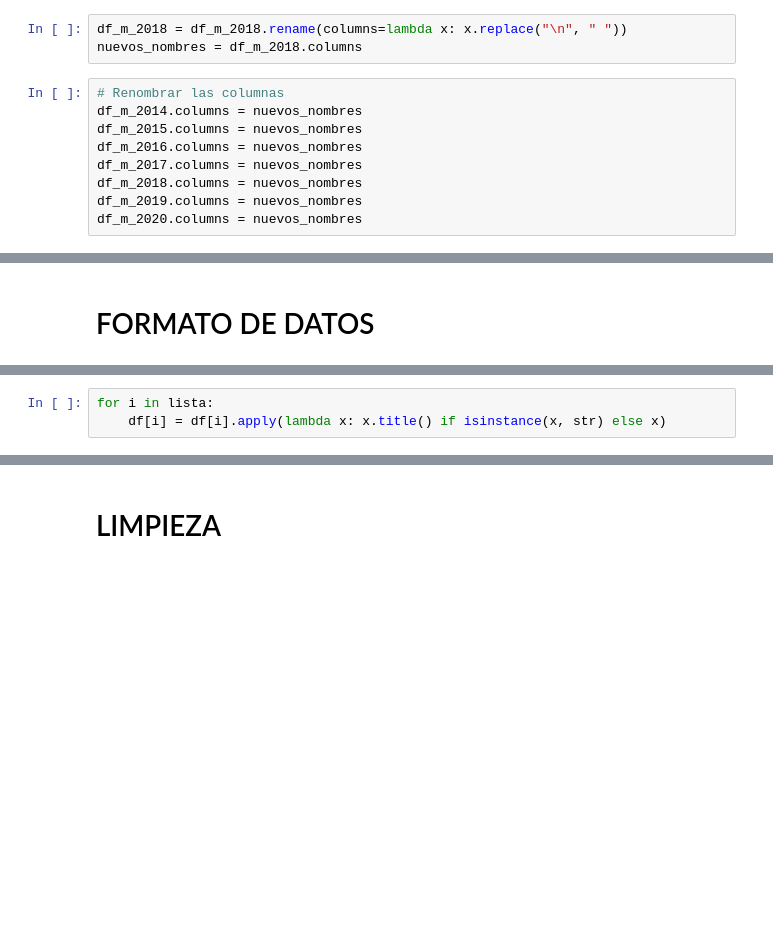
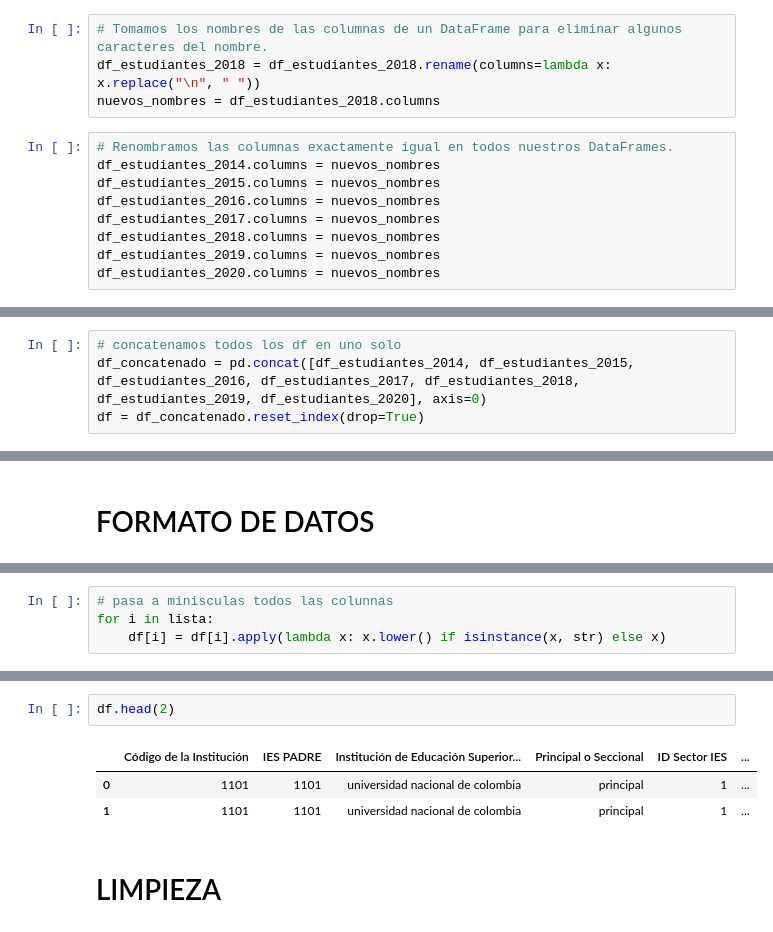
Before and after one commit to cthed2/analisis_SNIES, a Jupyter notebook: notebook.ipynb, the cells around one changed output, grey strips where cells are left out. Drawn from its saved outputs; the diff is of its cells as text; blank space fills up the shorter version.

```diff
--- a/notebook.ipynb
+++ b/notebook.ipynb
@@ -112,14 +141,15 @@ print(df_m_2020.shape)
 (50200, 33)
 (52390, 33)
 # %%
-df_m_2018 = df_m_2018.rename(columns=lambda x: x.replace("\n", " "))
-nuevos_nombres = df_m_2018.columns
+# Tomamos los nombres de las columnas de un DataFrame para eliminar algunos caracteres del nombre.
+df_estudiantes_2018 = df_estudiantes_2018.rename(columns=lambda x: x.replace("\n", " "))
+nuevos_nombres = df_estudiantes_2018.columns
 # %%
-# Renombrar las columnas
-df_m_2014.columns = nuevos_nombres
-df_m_2015.columns = nuevos_nombres
-df_m_2016.columns = nuevos_nombres
-df_m_2017.columns = nuevos_nombres
-df_m_2018.columns = nuevos_nombres
-df_m_2019.columns = nuevos_nombres
-df_m_2020.columns = nuevos_nombres
+# Renombramos las columnas exactamente igual en todos nuestros DataFrames.
+df_estudiantes_2014.columns = nuevos_nombres
+df_estudiantes_2015.columns = nuevos_nombres
+df_estudiantes_2016.columns = nuevos_nombres
+df_estudiantes_2017.columns = nuevos_nombres
+df_estudiantes_2018.columns = nuevos_nombres
+df_estudiantes_2019.columns = nuevos_nombres
+df_estudiantes_2020.columns = nuevos_nombres
@@ -132,0 +156,4 @@ print(df.shape)
+# %%
+# concatenamos todos los df en uno solo
+df_concatenado = pd.concat([df_estudiantes_2014, df_estudiantes_2015, df_estudiantes_2016, df_estudiantes_2017, df_estudiantes_2018, df_estudiantes_2019, df_estudiantes_2020], axis=0)
+df = df_concatenado.reset_index(drop=True)
@@ -144,5 +198,6 @@ for valor in lista:
 
     df[valor] = [convertir_a_numero(valor) for valor in df[valor]]
 # %%
+# pasa a minisculas todos las colunnas
 for i in lista:
-    df[i] = df[i].apply(lambda x: x.title() if isinstance(x, str) else x)
+    df[i] = df[i].apply(lambda x: x.lower() if isinstance(x, str) else x)
@@ -149,2 +225,8 @@ for i in lista:
+# %%
+df.head(2)
+# %% [output]
+|  | Código de la Institución | IES PADRE | Institución de Educación Superior... | Principal o Seccional | ID Sector IES | ... |
+| 0 | 1101 | 1101 | universidad nacional de colombia | principal | 1 | ... |
+| 1 | 1101 | 1101 | universidad nacional de colombia | principal | 1 | ... |
 # %% [markdown]
 # LIMPIEZA
```
Also changed, not shown: parts of 27 cells of this notebook, 1 other file.
